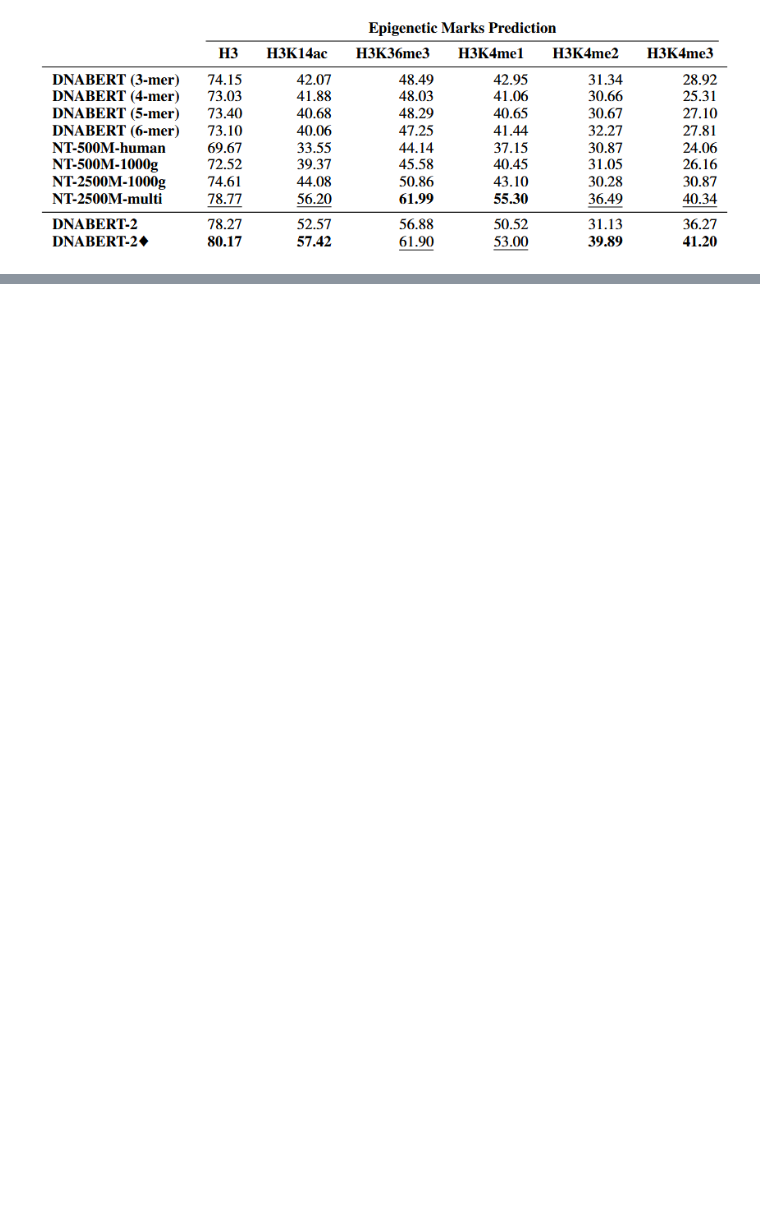
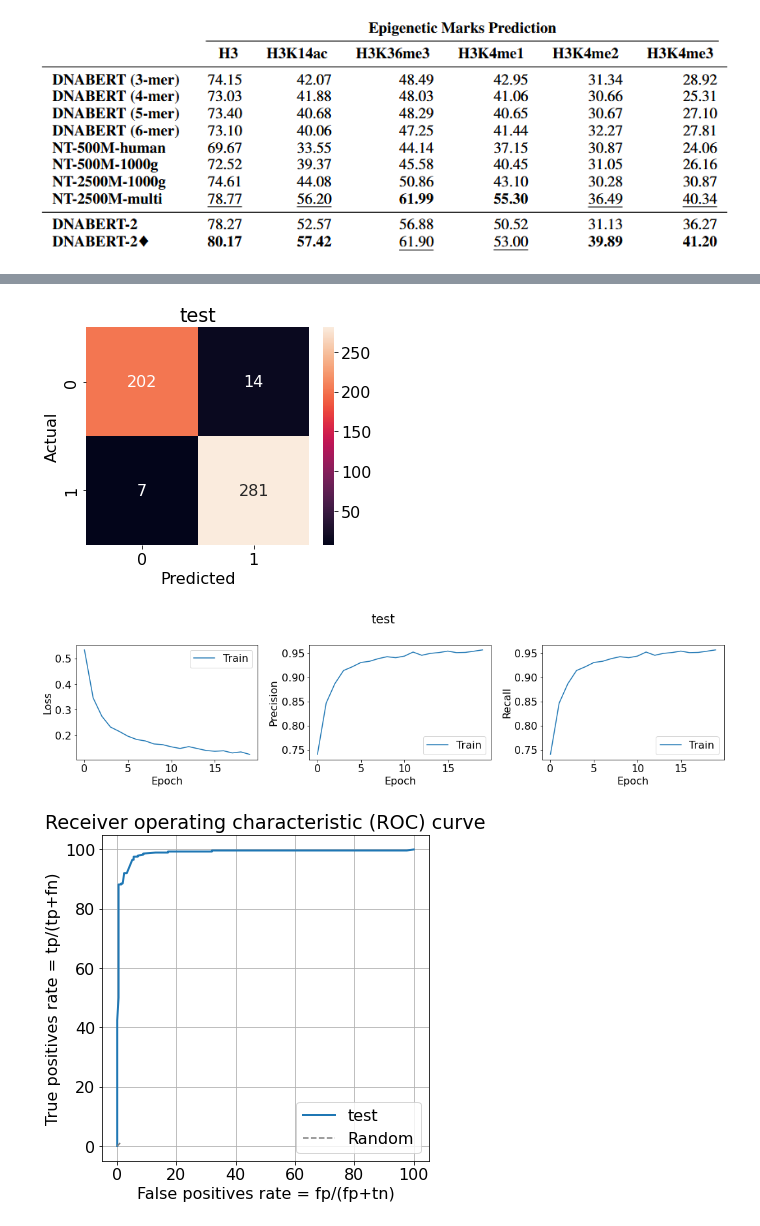
Before and after one commit to samuelflores/deep-learning-RNA-structure-prediction, a Jupyter notebook: tloop_prediction/statistics.ipynb, the cells around one changed output, grey strips where cells are left out. Drawn from its saved outputs; the diff is of its cells as text; code cells hidden in the pictures; blank space fills up the shorter version.

```diff
--- a/tloop_prediction/statistics.ipynb
+++ b/tloop_prediction/statistics.ipynb
@@ -417,0 +386,15 @@ pmf_dogs = rv.pmf(x)
+# %%
+# Tensorflow
+
+# DATA_PATH = Path("../data_generation/training_data/tloop_8_80_T/test_matrices.npz") # For Tensorflow, load the matrices .npz file
+# MODEL_DIR = Path("results/ANN/tloop_8_80_T")
+# DATA_PATH = Path("../data_generation/training_data/gnravall_8_80_T/test_matrices.npz") # For Tensorflow, load the matrices .npz file
+# MODEL_DIR = Path("results/ANN/gnravall_8_80_T")
+# DATA_PATH = Path("../data_generation/training_data/clusters_8_80_T/test_matrices.npz") # For Tensorflow, load the matrices .npz file
+# MODEL_DIR = Path("results/ANN/clusters_8_80_T")
+DATA_PATH = Path("../data_generation/training_data/gnra_8_80_T/test_matrices.npz") # For Tensorflow, load the matrices .npz file
+MODEL_DIR = Path("results/ANN/gnra_8_80_T")
+TITLE = "test"
+
+stats_tensorflow(DATA_PATH, MODEL_DIR, TITLE)
+# %% [output]
@@ -417,0 +402,3 @@ pmf_dogs = rv.pmf(x)
+[figure, added]
+[figure, added]
+[figure, added]
```
Also changed, not shown: parts of 20 cells of this notebook.
